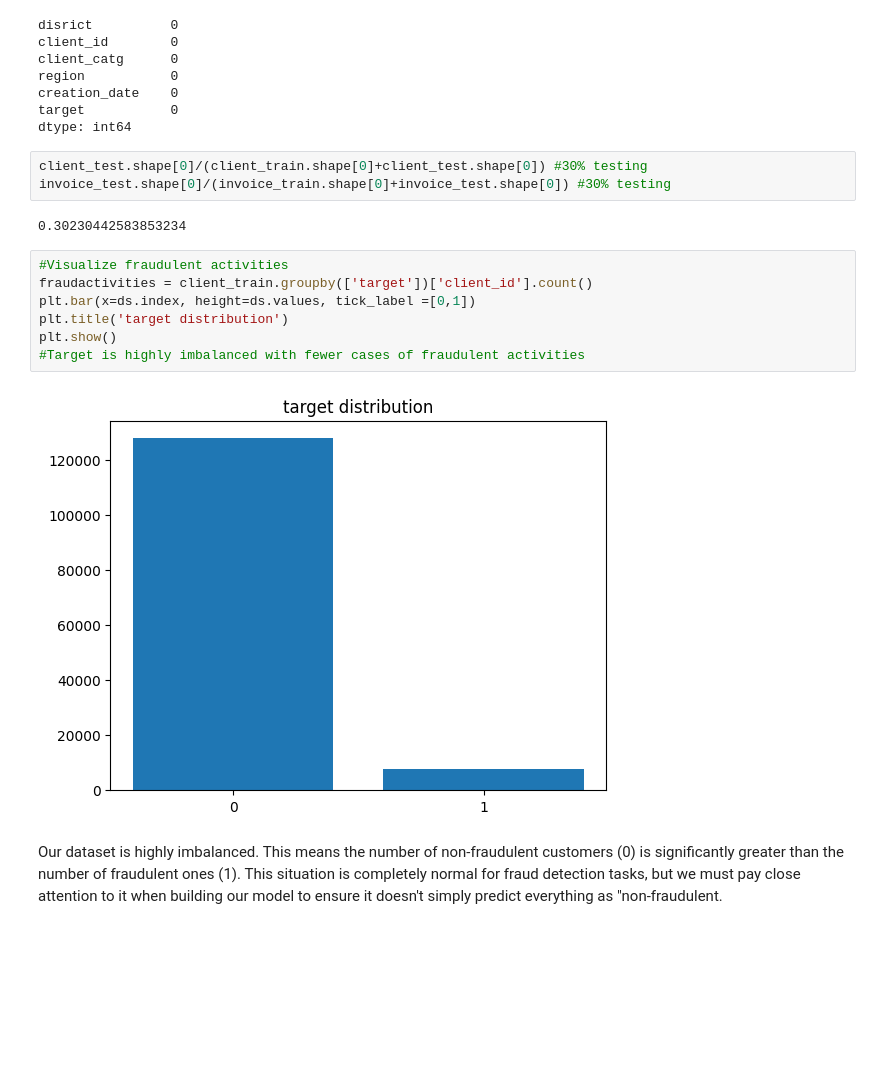
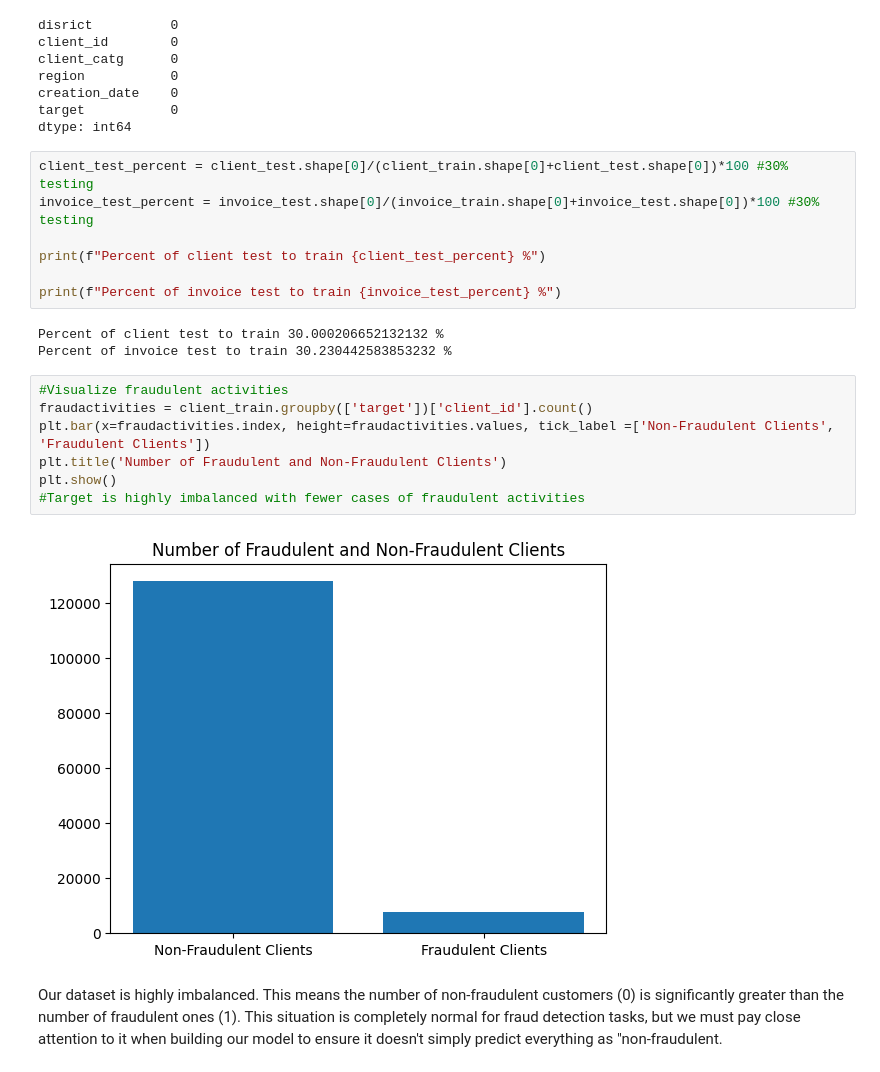
Before and after one commit to psvc/fraud_detection_fatema_piotr, a Jupyter notebook: fraud_detection_EDA-and-modeling.ipynb, the cells around one changed output. Drawn from its saved outputs; the diff is of its cells as text; blank space fills up the shorter version.

```diff
--- a/fraud_detection_EDA-and-modeling.ipynb
+++ b/fraud_detection_EDA-and-modeling.ipynb
@@ -128,19 +130,24 @@ creation_date    0
 target           0
 dtype: int64
 # %%
-client_test.shape[0]/(client_train.shape[0]+client_test.shape[0]) #30% testing
-invoice_test.shape[0]/(invoice_train.shape[0]+invoice_test.shape[0]) #30% testing
+client_test_percent = client_test.shape[0]/(client_train.shape[0]+client_test.shape[0])*100 #30% testing
+invoice_test_percent = invoice_test.shape[0]/(invoice_train.shape[0]+invoice_test.shape[0])*100 #30% testing
+
+print(f"Percent of client test to train {client_test_percent} %")
+
+print(f"Percent of invoice test to train {invoice_test_percent} %")
 # %% [output]
-0.30230442583853234
+Percent of client test to train 30.000206652132132 %
+Percent of invoice test to train 30.230442583853232 %
 # %%
 #Visualize fraudulent activities
 fraudactivities = client_train.groupby(['target'])['client_id'].count()
-plt.bar(x=ds.index, height=ds.values, tick_label =[0,1])
-plt.title('target distribution')
+plt.bar(x=fraudactivities.index, height=fraudactivities.values, tick_label =['Non-Fraudulent Clients', 'Fraudulent Clients'])
+plt.title('Number of Fraudulent and Non-Fraudulent Clients')
 plt.show()
 #Target is highly imbalanced with fewer cases of fraudulent activities
 # %% [output]
-[figure, old version]
+[figure, new version]
 # %% [markdown]
 Our dataset is highly imbalanced. This means the number of non-fraudulent customers (0)
 is significantly greater than the number of fraudulent ones (1).
```
Also changed, not shown: parts of 21 cells of this notebook.
